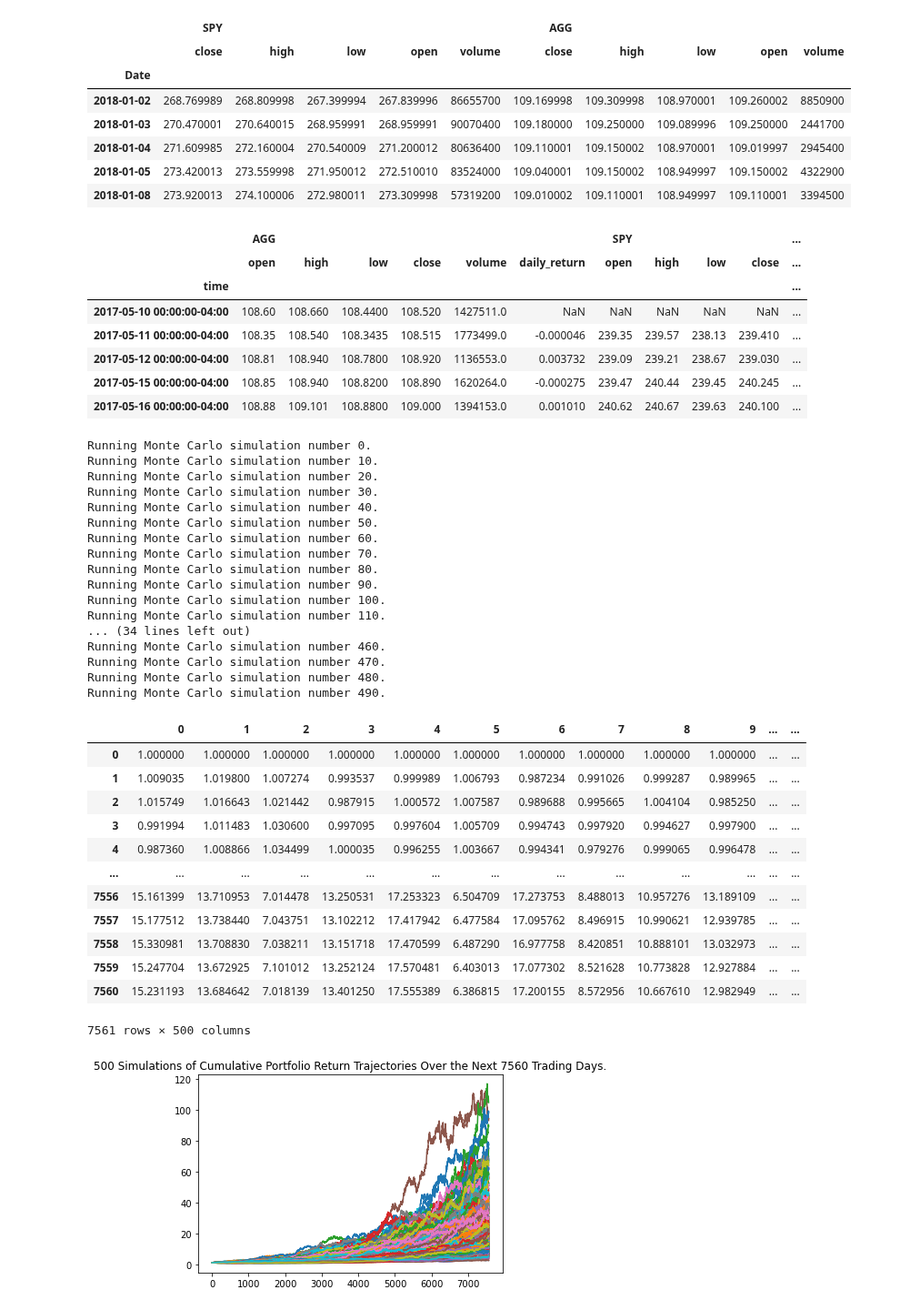
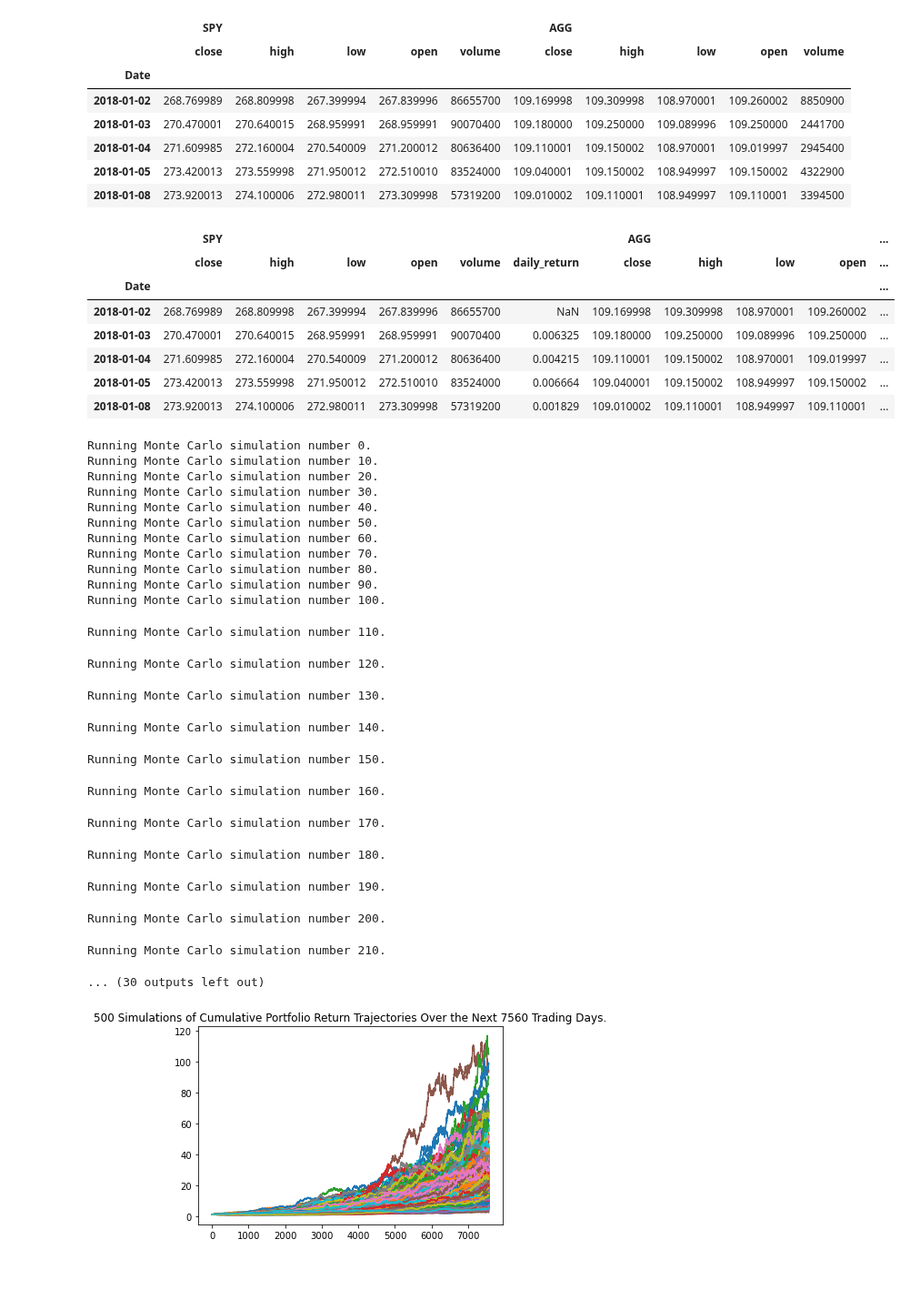
Before and after one commit to juil/fintech-uoftbootcamp, a Jupyter notebook: assignments/unit05-assignment/financial-planner.ipynb, the cells around one changed output. Shown at 91% size. Saved outputs shown, nothing was run; the diff lists cells and outputs as text; code cells hidden in the pictures; blank space fills up the shorter version.

Commit message:
Run monte carlo simulation with unoptimized code.
"MCForecastTools.py:118: PerformanceWarning: DataFrame is highly
fragmented."

```diff
--- a/assignments/unit05-assignment/financial-planner.ipynb
+++ b/assignments/unit05-assignment/financial-planner.ipynb
@@ -215,19 +215,20 @@ MC_fiveyear = MCSimulation(
 )
 # %%
 # Printing the simulation input data
-# YOUR CODE HERE!
+MC_fiveyear.portfolio_data.head()
 # %% [output]
-|  | AGG |  |  |  |  |  | SPY |  |  |  | ... |
-|  | open | high | low | close | volume | daily_return | open | high | low | close | ... |
-| time |  |  |  |  |  |  |  |  |  |  | ... |
-| 2017-05-10 00:00:00-04:00 | 108.60 | 108.660 | 108.4400 | 108.520 | 1427511.0 | NaN | NaN | NaN | NaN | NaN | ... |
-| 2017-05-11 00:00:00-04:00 | 108.35 | 108.540 | 108.3435 | 108.515 | 1773499.0 | -0.000046 | 239.35 | 239.57 | 238.13 | 239.410 | ... |
-| 2017-05-12 00:00:00-04:00 | 108.81 | 108.940 | 108.7800 | 108.920 | 1136553.0 | 0.003732 | 239.09 | 239.21 | 238.67 | 239.030 | ... |
-| 2017-05-15 00:00:00-04:00 | 108.85 | 108.940 | 108.8200 | 108.890 | 1620264.0 | -0.000275 | 239.47 | 240.44 | 239.45 | 240.245 | ... |
-| 2017-05-16 00:00:00-04:00 | 108.88 | 109.101 | 108.8800 | 109.000 | 1394153.0 | 0.001010 | 240.62 | 240.67 | 239.63 | 240.100 | ... |
+|  | SPY |  |  |  |  |  | AGG |  |  |  | ... |
+|  | close | high | low | open | volume | daily_return | close | high | low | open | ... |
+| Date |  |  |  |  |  |  |  |  |  |  | ... |
+| 2018-01-02 | 268.769989 | 268.809998 | 267.399994 | 267.839996 | 86655700 | NaN | 109.169998 | 109.309998 | 108.970001 | 109.260002 | ... |
+| 2018-01-03 | 270.470001 | 270.640015 | 268.959991 | 268.959991 | 90070400 | 0.006325 | 109.180000 | 109.250000 | 109.089996 | 109.250000 | ... |
+| 2018-01-04 | 271.609985 | 272.160004 | 270.540009 | 271.200012 | 80636400 | 0.004215 | 109.110001 | 109.150002 | 108.970001 | 109.019997 | ... |
+| 2018-01-05 | 273.420013 | 273.559998 | 271.950012 | 272.510010 | 83524000 | 0.006664 | 109.040001 | 109.150002 | 108.949997 | 109.150002 | ... |
+| 2018-01-08 | 273.920013 | 274.100006 | 272.980011 | 273.309998 | 57319200 | 0.001829 | 109.010002 | 109.110001 | 108.949997 | 109.110001 | ... |
 # %%
 # Running a Monte Carlo simulation to forecast 30 years cumulative returns
-# YOUR CODE HERE!
+MC_fiveyear.calc_cumulative_return()
+#TODO: "MCForecastTools.py:118: PerformanceWarning: DataFrame is highly fragmented."
 # %% [output]
 Running Monte Carlo simulation number 0.
 Running Monte Carlo simulation number 10.
@@ -240,25 +241,18 @@ Running Monte Carlo simulation number 70.
 Running Monte Carlo simulation number 80.
 Running Monte Carlo simulation number 90.
 Running Monte Carlo simulation number 100.
-Running Monte Carlo simulation number 110.
-... (34 lines left out)
-Running Monte Carlo simulation number 460.
-Running Monte Carlo simulation number 470.
-Running Monte Carlo simulation number 480.
-Running Monte Carlo simulation number 490.
-|  | 0 | 1 | 2 | 3 | 4 | 5 | 6 | 7 | 8 | 9 | ... | ... |
-| 0 | 1.000000 | 1.000000 | 1.000000 | 1.000000 | 1.000000 | 1.000000 | 1.000000 | 1.000000 | 1.000000 | 1.000000 | ... | ... |
-| 1 | 1.009035 | 1.019800 | 1.007274 | 0.993537 | 0.999989 | 1.006793 | 0.987234 | 0.991026 | 0.999287 | 0.989965 | ... | ... |
-| 2 | 1.015749 | 1.016643 | 1.021442 | 0.987915 | 1.000572 | 1.007587 | 0.989688 | 0.995665 | 1.004104 | 0.985250 | ... | ... |
-| 3 | 0.991994 | 1.011483 | 1.030600 | 0.997095 | 0.997604 | 1.005709 | 0.994743 | 0.997920 | 0.994627 | 0.997900 | ... | ... |
-| 4 | 0.987360 | 1.008866 | 1.034499 | 1.000035 | 0.996255 | 1.003667 | 0.994341 | 0.979276 | 0.999065 | 0.996478 | ... | ... |
-| ... | ... | ... | ... | ... | ... | ... | ... | ... | ... | ... | ... | ... |
-| 7556 | 15.161399 | 13.710953 | 7.014478 | 13.250531 | 17.253323 | 6.504709 | 17.273753 | 8.488013 | 10.957276 | 13.189109 | ... | ... |
-| 7557 | 15.177512 | 13.738440 | 7.043751 | 13.102212 | 17.417942 | 6.477584 | 17.095762 | 8.496915 | 10.990621 | 12.939785 | ... | ... |
-| 7558 | 15.330981 | 13.708830 | 7.038211 | 13.151718 | 17.470599 | 6.487290 | 16.977758 | 8.420851 | 10.888101 | 13.032973 | ... | ... |
-| 7559 | 15.247704 | 13.672925 | 7.101012 | 13.252124 | 17.570481 | 6.403013 | 17.077302 | 8.521628 | 10.773828 | 12.927884 | ... | ... |
-| 7560 | 15.231193 | 13.684642 | 7.018139 | 13.401250 | 17.555389 | 6.386815 | 17.200155 | 8.572956 | 10.667610 | 12.982949 | ... | ... |
-7561 rows × 500 columns
+Running Monte Carlo simulation number 110.
+Running Monte Carlo simulation number 120.
+Running Monte Carlo simulation number 130.
+Running Monte Carlo simulation number 140.
+Running Monte Carlo simulation number 150.
+Running Monte Carlo simulation number 160.
+Running Monte Carlo simulation number 170.
+Running Monte Carlo simulation number 180.
+Running Monte Carlo simulation number 190.
+Running Monte Carlo simulation number 200.
+Running Monte Carlo simulation number 210.
+... (30 outputs left out)
 # %%
 # Plot simulation outcomes
 # YOUR CODE HERE!
```
